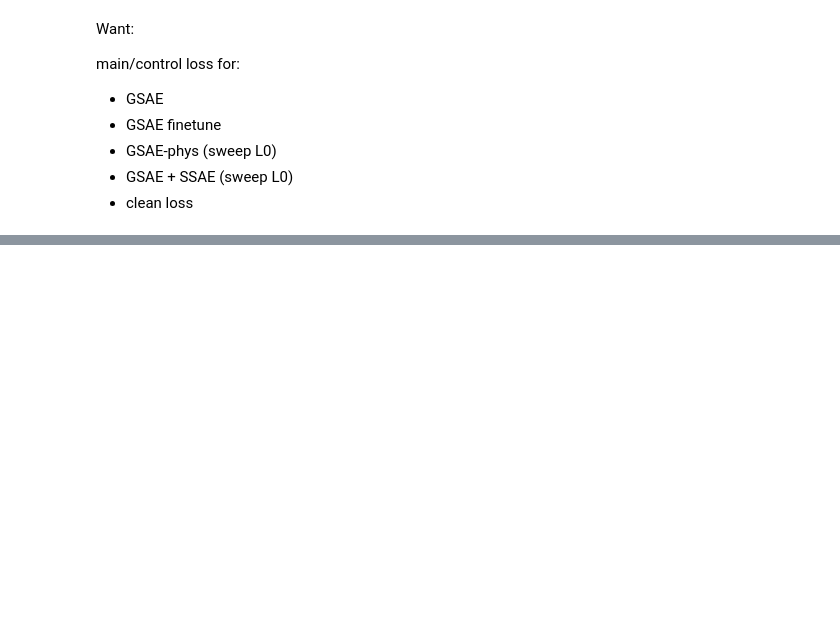
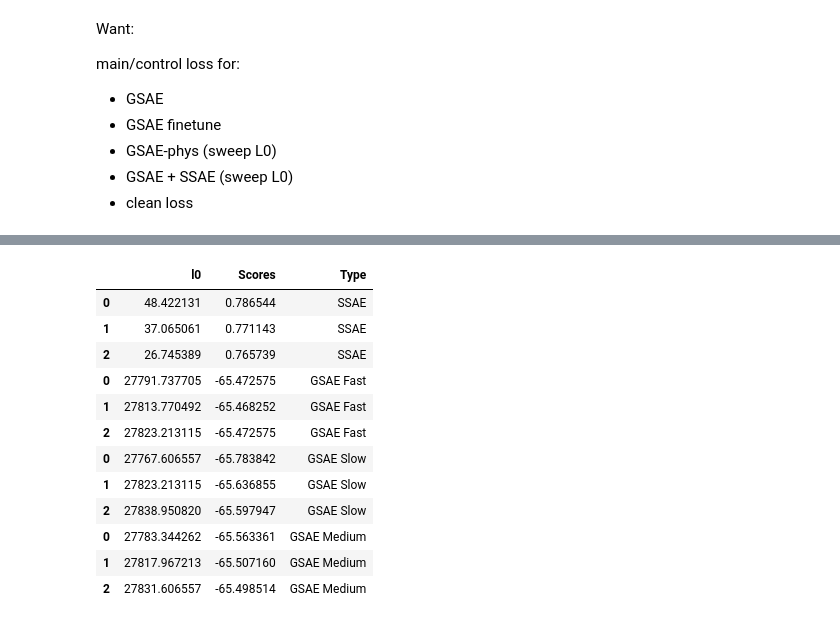
Before and after one commit to jacobcd52/specialised-SAEs, a Jupyter notebook: sae_lens/jacob/pareto.ipynb, the cells around one changed output, grey strips where cells are left out. Drawn from its saved outputs; the diff is of its cells as text; code cells hidden in the pictures; blank space fills up the shorter version.

```diff
--- a/sae_lens/jacob/pareto.ipynb
+++ b/sae_lens/jacob/pareto.ipynb
@@ -301,0 +353,16 @@ Error:
+# %%
+df
+# %% [output]
+|  | l0 | Scores | Type |
+| 0 | 48.422131 | 0.786544 | SSAE |
+| 1 | 37.065061 | 0.771143 | SSAE |
+| 2 | 26.745389 | 0.765739 | SSAE |
+| 0 | 27791.737705 | -65.472575 | GSAE Fast |
+| 1 | 27813.770492 | -65.468252 | GSAE Fast |
+| 2 | 27823.213115 | -65.472575 | GSAE Fast |
+| 0 | 27767.606557 | -65.783842 | GSAE Slow |
+| 1 | 27823.213115 | -65.636855 | GSAE Slow |
+| 2 | 27838.950820 | -65.597947 | GSAE Slow |
+| 0 | 27783.344262 | -65.563361 | GSAE Medium |
+| 1 | 27817.967213 | -65.507160 | GSAE Medium |
+| 2 | 27831.606557 | -65.498514 | GSAE Medium |
```
Also changed, not shown: parts of 16 cells of this notebook, 4 other files.
